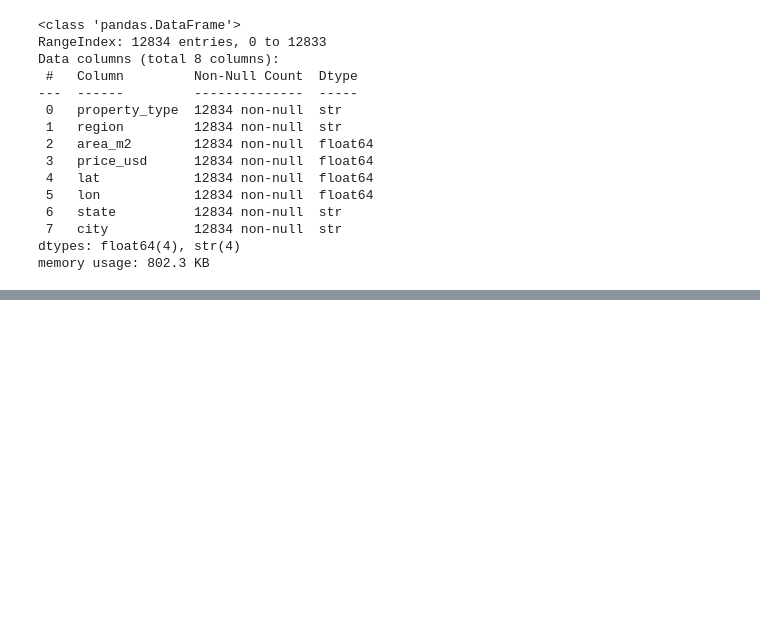
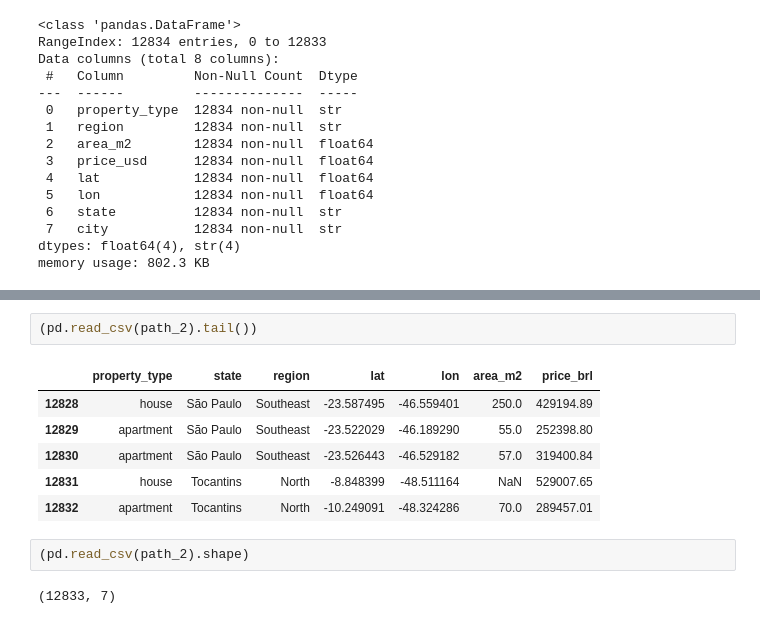
Before and after one commit to CyrilCele/brazil-real-estate-analysis, a Jupyter notebook: notebooks/01_data_understanding.ipynb, the cells around one changed output, grey strips where cells are left out. Cells and saved outputs as stored; diff of their text form; blank space fills up the shorter version.

```diff
--- a/notebooks/01_data_understanding.ipynb
+++ b/notebooks/01_data_understanding.ipynb
@@ -232,0 +296,13 @@ memory usage: 802.3 KB
+# %%
+(pd.read_csv(path_2).tail())
+# %% [output]
+|  | property_type | state | region | lat | lon | area_m2 | price_brl |
+| 12828 | house | São Paulo | Southeast | -23.587495 | -46.559401 | 250.0 | 429194.89 |
+| 12829 | apartment | São Paulo | Southeast | -23.522029 | -46.189290 | 55.0 | 252398.80 |
+| 12830 | apartment | São Paulo | Southeast | -23.526443 | -46.529182 | 57.0 | 319400.84 |
+| 12831 | house | Tocantins | North | -8.848399 | -48.511164 | NaN | 529007.65 |
+| 12832 | apartment | Tocantins | North | -10.249091 | -48.324286 | 70.0 | 289457.01 |
+# %%
+(pd.read_csv(path_2).shape)
+# %% [output]
+(12833, 7)
```
Also changed, not shown: parts of 33 cells of this notebook, 3 other files.
